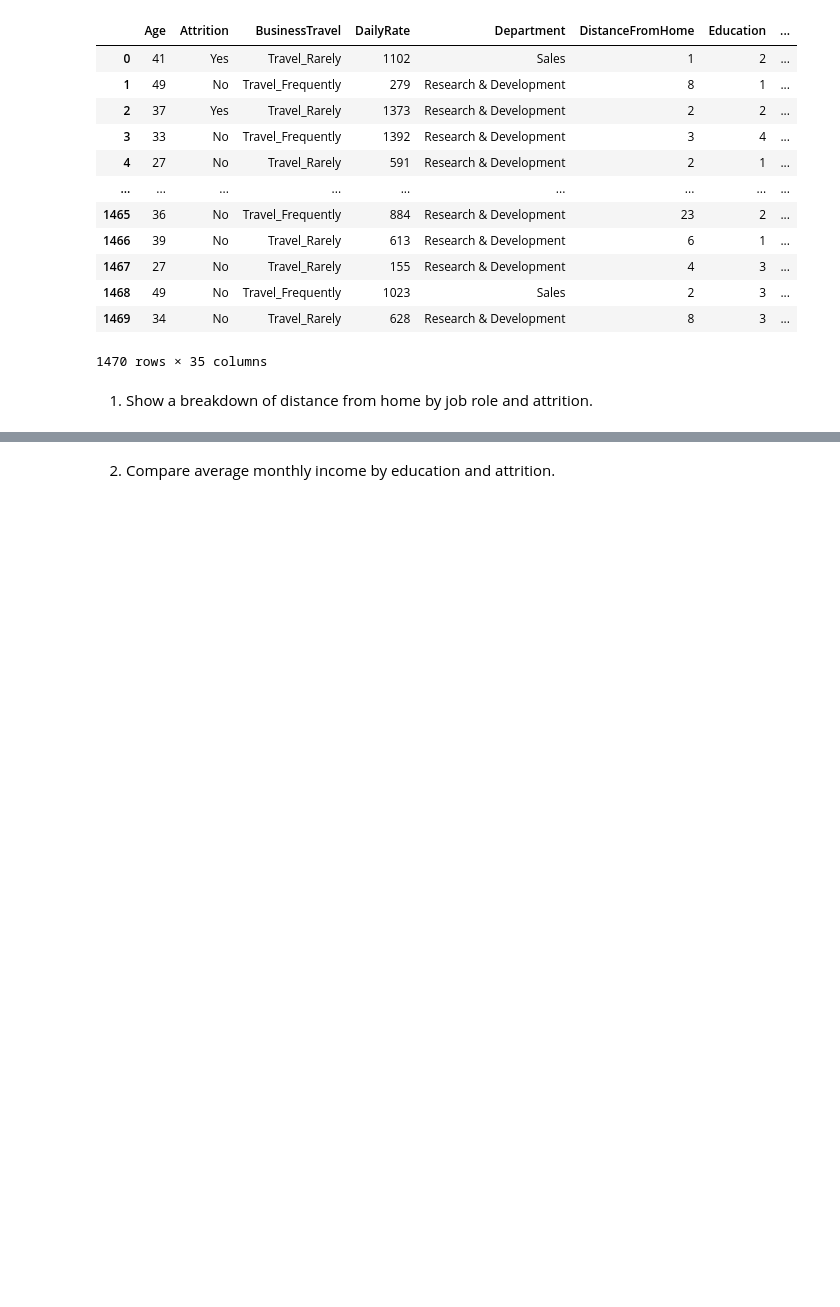
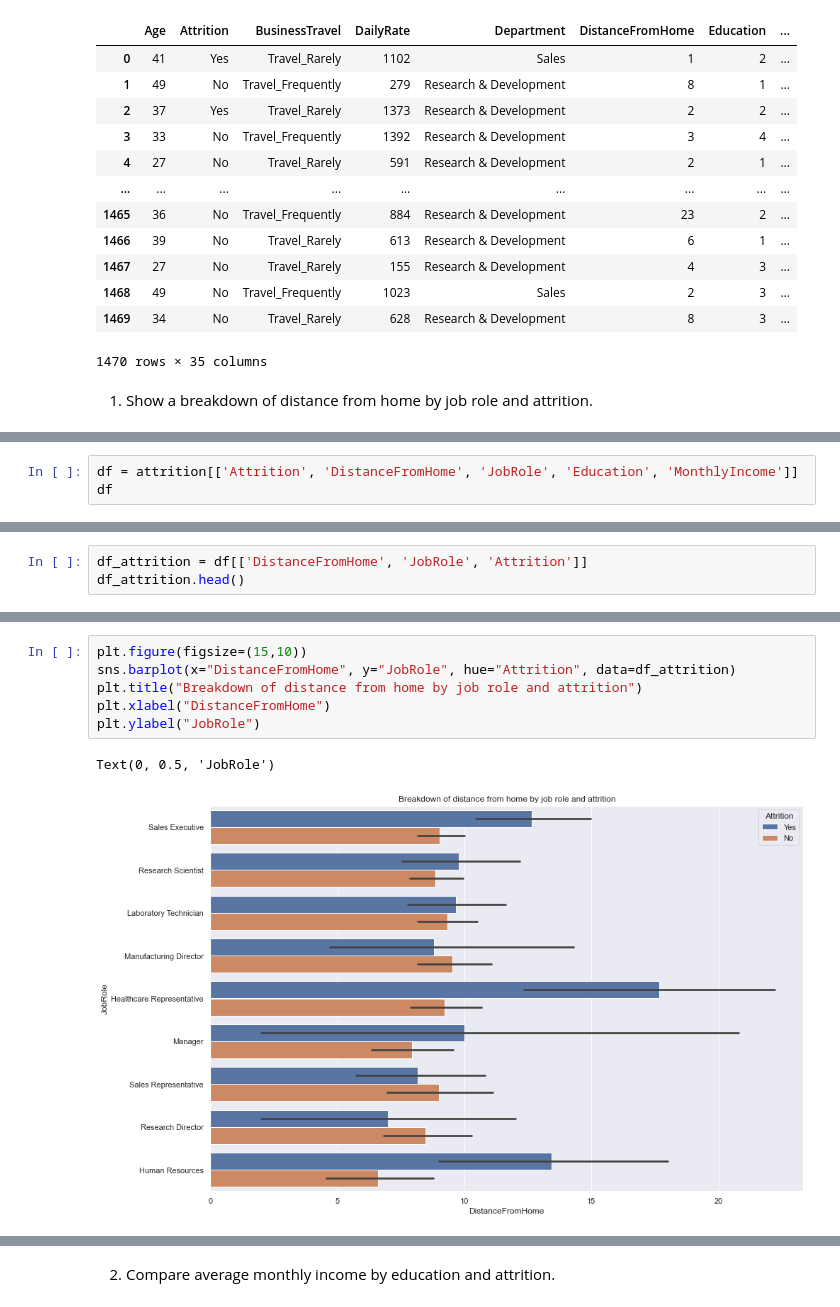
Before and after one commit to wkipkemboi/Assingment-2, a Jupyter notebook: Pandas Analysis Assignment 2.ipynb, the cells around one changed output, grey strips where cells are left out. Saved outputs shown, nothing was run; the diff lists cells and outputs as text; blank space fills up the shorter version.

Commit message:
Added Visualization

```diff
--- a/Pandas Analysis Assignment 2.ipynb
+++ b/Pandas Analysis Assignment 2.ipynb
@@ -81,0 +38,3 @@ df.groupby('Attrition').sum()
+# %%
+df = attrition[['Attrition', 'DistanceFromHome', 'JobRole', 'Education', 'MonthlyIncome']]
+df
@@ -81,0 +55,3 @@ df.groupby('Attrition').sum()
+# %%
+df_attrition = df[['DistanceFromHome', 'JobRole', 'Attrition']]
+df_attrition.head()
@@ -81,0 +137,9 @@ df.groupby('Attrition').sum()
+# %%
+plt.figure(figsize=(15,10))
+sns.barplot(x="DistanceFromHome", y="JobRole", hue="Attrition", data=df_attrition)
+plt.title("Breakdown of distance from home by job role and attrition")
+plt.xlabel("DistanceFromHome")
+plt.ylabel("JobRole")
+# %% [output]
+Text(0, 0.5, 'JobRole')
+[figure, added]
```
Also changed, not shown: parts of 37 cells of this notebook.
